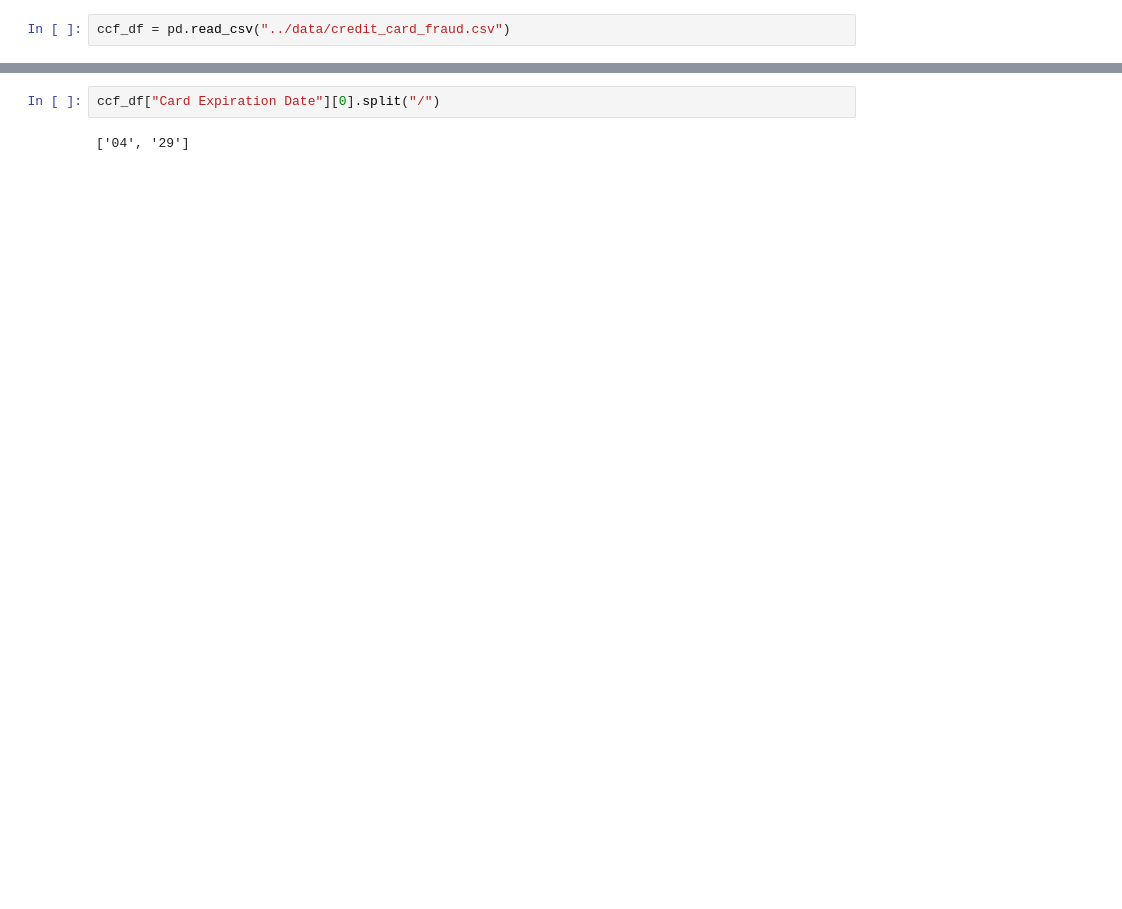
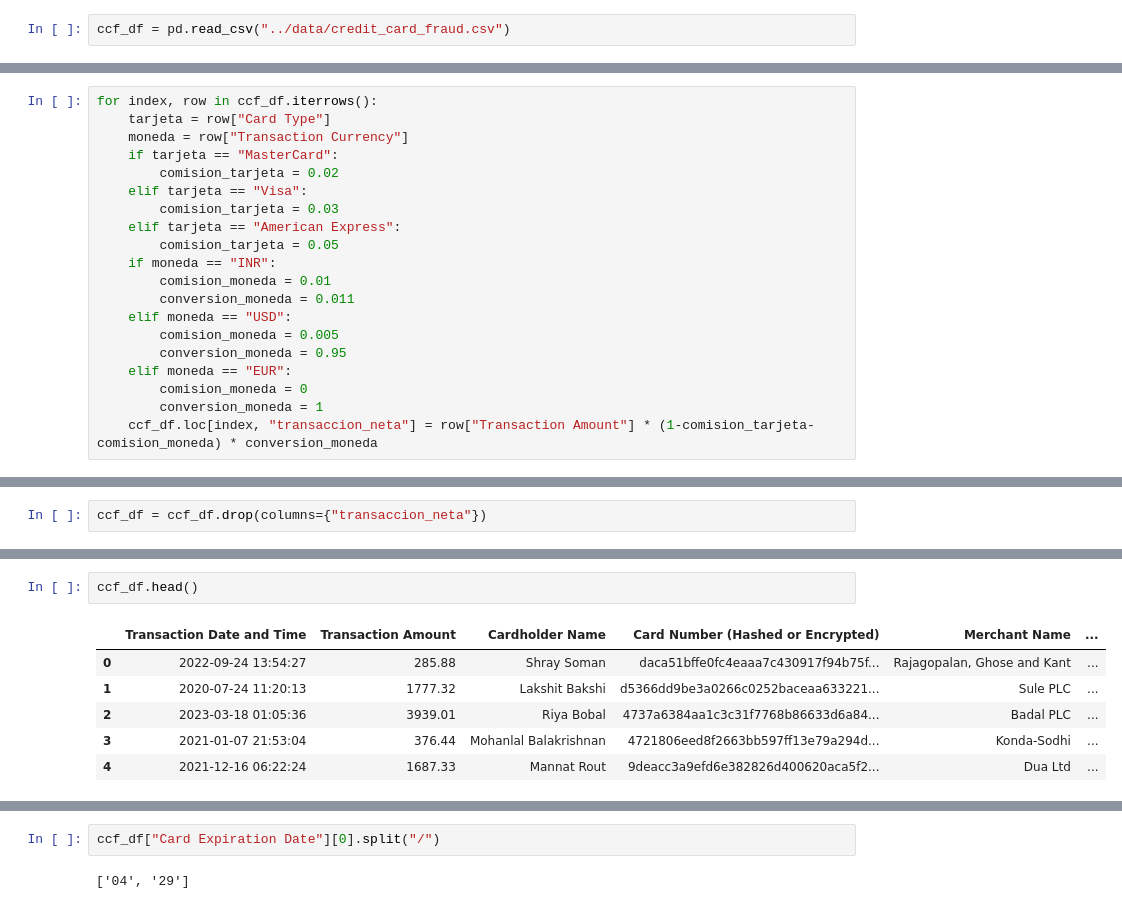
Before and after one commit to itortouch/garage-data-pills, a Jupyter notebook: notebooks/accelerating_pandas_with_vectors.ipynb, the cells around one changed output, grey strips where cells are left out. Cells and saved outputs as stored; diff of their text form; blank space fills up the shorter version.

```diff
--- a/notebooks/accelerating_pandas_with_vectors.ipynb
+++ b/notebooks/accelerating_pandas_with_vectors.ipynb
@@ -37,0 +62,20 @@ ccf_df.head()
+# %%
+for index, row in ccf_df.iterrows():
+    tarjeta = row["Card Type"]
+    moneda = row["Transaction Currency"]
+    if tarjeta == "MasterCard":
+        comision_tarjeta = 0.02
+    elif tarjeta == "Visa":
+        comision_tarjeta = 0.03
+    elif tarjeta == "American Express":
+        comision_tarjeta = 0.05
+    if moneda == "INR":
+        comision_moneda = 0.01
+        conversion_moneda = 0.011
+    elif moneda == "USD":
+        comision_moneda = 0.005
+        conversion_moneda = 0.95
+    elif moneda == "EUR":
+        comision_moneda = 0
+        conversion_moneda = 1
+    ccf_df.loc[index, "transaccion_neta"] = row["Transaction Amount"] * (1-comision_tarjeta-comision_moneda) * conversion_moneda
@@ -37,0 +91,2 @@ ccf_df.head()
+# %%
+ccf_df = ccf_df.drop(columns={"transaccion_neta"})
@@ -37,0 +113,9 @@ ccf_df.head()
+# %%
+ccf_df.head()
+# %% [output]
+|  | Transaction Date and Time | Transaction Amount | Cardholder Name | Card Number (Hashed or Encrypted) | Merchant Name | ... |
+| 0 | 2022-09-24 13:54:27 | 285.88 | Shray Soman | daca51bffe0fc4eaaa7c430917f94b75f... | Rajagopalan, Ghose and Kant | ... |
+| 1 | 2020-07-24 11:20:13 | 1777.32 | Lakshit Bakshi | d5366dd9be3a0266c0252baceaa633221... | Sule PLC | ... |
+| 2 | 2023-03-18 01:05:36 | 3939.01 | Riya Bobal | 4737a6384aa1c3c31f7768b86633d6a84... | Badal PLC | ... |
+| 3 | 2021-01-07 21:53:04 | 376.44 | Mohanlal Balakrishnan | 4721806eed8f2663bb597ff13e79a294d... | Konda-Sodhi | ... |
+| 4 | 2021-12-16 06:22:24 | 1687.33 | Mannat Rout | 9deacc3a9efd6e382826d400620aca5f2... | Dua Ltd | ... |
```
Also changed, not shown: parts of 40 cells of this notebook.
